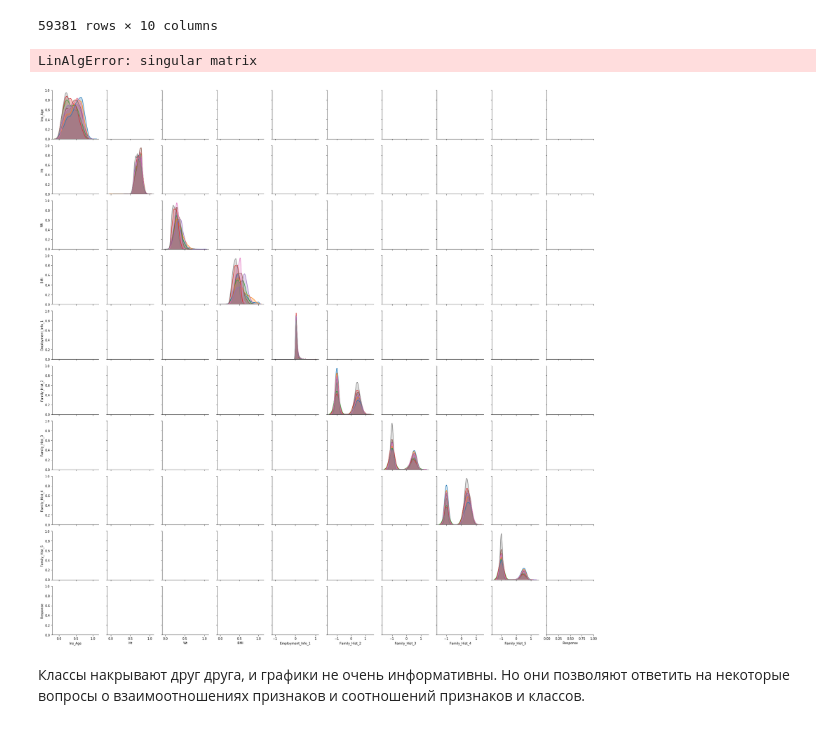
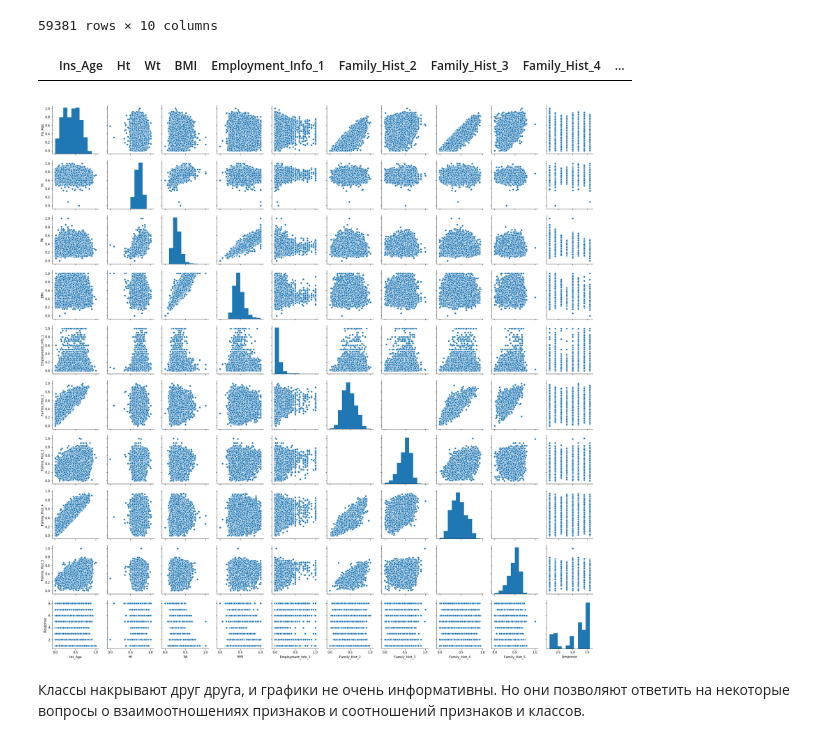
Before and after one commit to vera-sukhareva/Coursera_ML_specialization, a Jupyter notebook: Unsupervised learning/week_3/VisualizationPeerReview.ipynb, the cells around one changed output. Drawn from its saved outputs; the diff is of its cells as text; code cells hidden in the pictures.

```diff
--- a/Unsupervised learning/week_3/VisualizationPeerReview.ipynb
+++ b/Unsupervised learning/week_3/VisualizationPeerReview.ipynb
@@ -177,14 +177,17 @@ data[real_features+["Response"]].drop(
 | 59379 | 0.507463 | 0.690909 | 0.276151 | 0.462452 | 0.0380 | 0.000000 | 0.372549 | 0.704225 | ... |
 | 59380 | 0.447761 | 0.781818 | 0.382845 | 0.539563 | 0.1230 | 0.000000 | 0.401961 | 0.000000 | ... |
 59381 rows × 10 columns
+# %%
+d
+# %% [output]
+|  | Ins_Age | Ht | Wt | BMI | Employment_Info_1 | Family_Hist_2 | Family_Hist_3 | Family_Hist_4 | ... |
 # %%
-seaborn.pairplot(data[real_features+["Response"]].drop(
-        ["Employment_Info_4", "Employment_Info_6", "Insurance_History_5", "Product_Info_4"], axis=1),
-        hue="Response", diag_kind="kde")
+d = data[real_features+["Response"]].drop(
+        ["Employment_Info_4", "Employment_Info_6", "Insurance_History_5", "Product_Info_4"], axis=1)
+seaborn.pairplot(d)
 plt.show()
 # %% [output]
-LinAlgError: singular matrix
-[figure, old version]
+[figure, new version]
 # %% [markdown]
 Классы накрывают друг друга, и графики не очень информативны. Но они позволяют ответить на некоторые вопросы о взаимоотношениях признаков и соотношений признаков и классов.
 # %% [markdown]
```
Also changed, not shown: 10 other files.
